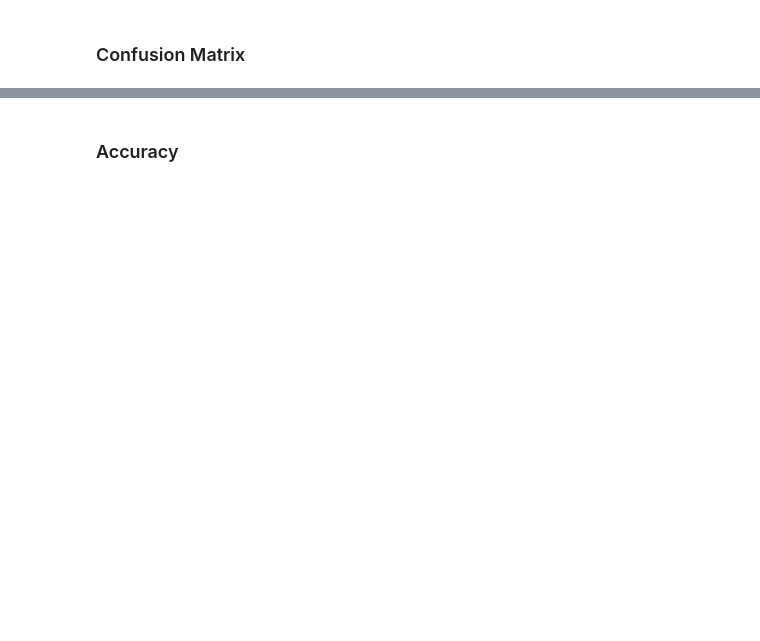
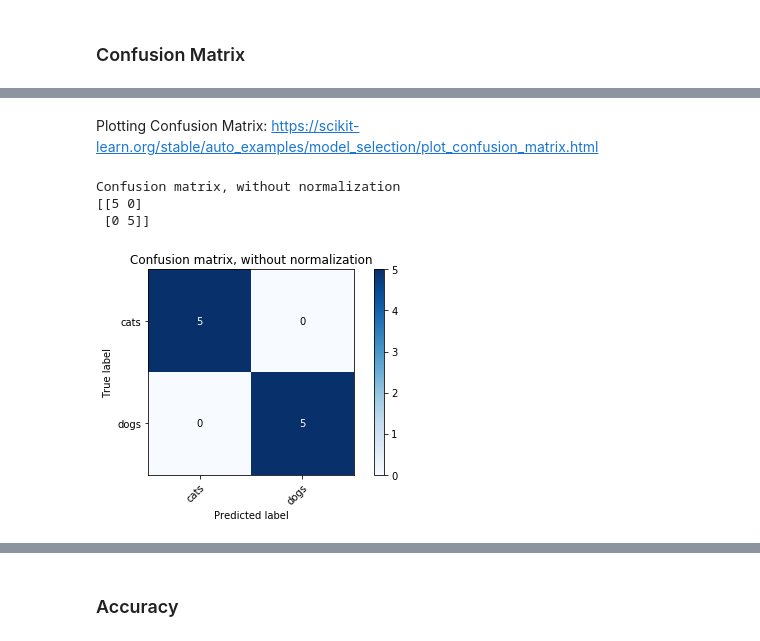
Before and after one commit to LeninGF/ConfusionMatrix_TransferL, a Jupyter notebook: ConfusionMatrix_and_TransferLearning.ipynb, the cells around one changed output, grey strips where cells are left out. Saved outputs shown, nothing was run; the diff lists cells and outputs as text; code cells hidden in the pictures; blank space fills up the shorter version.

Commit message:
funciones para plotear matrix de confusion

```diff
--- a/ConfusionMatrix_and_TransferLearning.ipynb
+++ b/ConfusionMatrix_and_TransferLearning.ipynb
@@ -354,0 +355,3 @@ array([[5, 0],
+# %% [markdown]
+Plotting Confusion Matrix:
+https://scikit-learn.org/stable/auto_examples/model_selection/plot_confusion_matrix.html
@@ -354,0 +411,15 @@ array([[5, 0],
+# %%
+# from sklearn import datasets
+# iris = datasets.load_iris()
+# class_names = iris.target_names
+# class_names
+from sklearn.utils.multiclass import unique_labels
+# xs = unique_labels(test_generator.labels, predicted_class_indices)
+# print(xs)
+plot_confusion_matrix(y_true=test_generator.labels, y_pred=y_predict_class, classes=['cats', 'dogs'])
+plt.show()
+# %% [output]
+Confusion matrix, without normalization
+[[5 0]
+ [0 5]]
+[figure, added]
```
Also changed, not shown: parts of 13 cells of this notebook.
